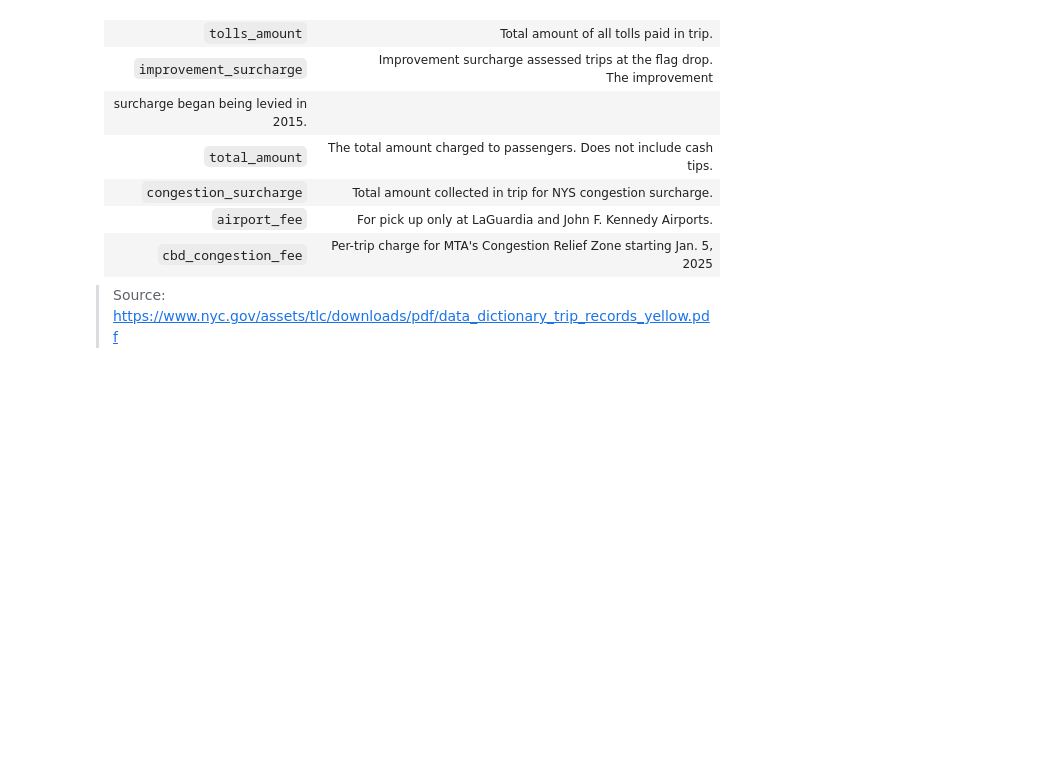
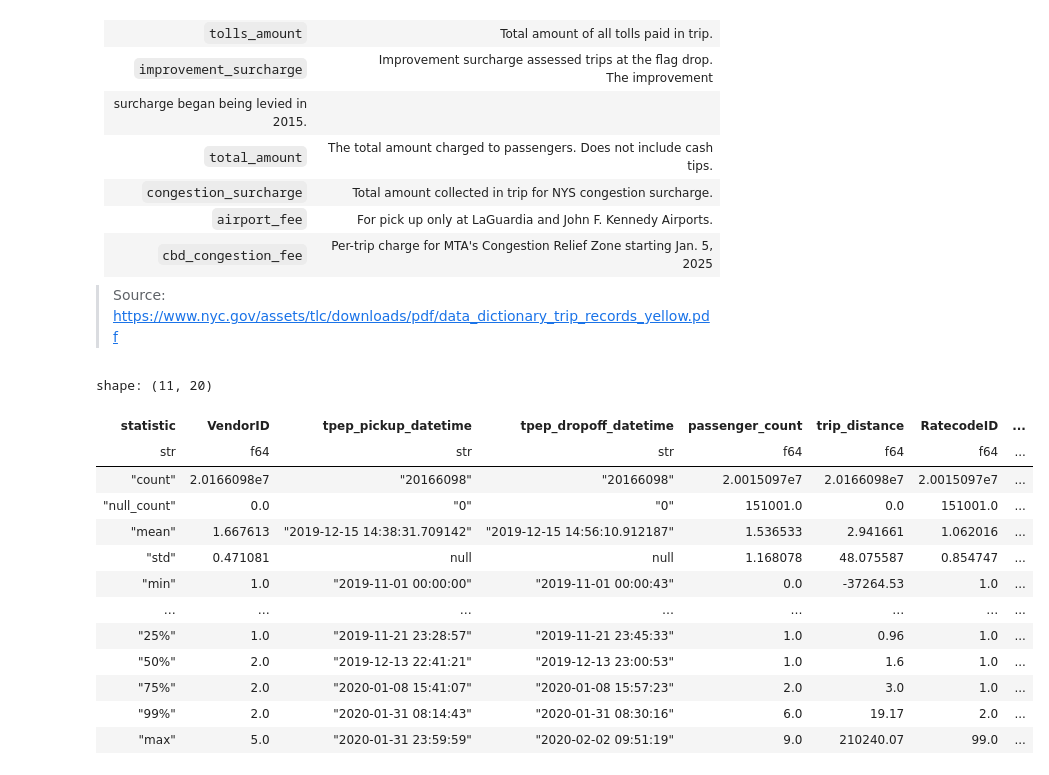
Before and after one commit to mircohoehne/e2e-taxi-ride-duration-prediction, a Jupyter notebook: notebooks/01_baseline.ipynb, the cells around one changed output. Cells and saved outputs as stored; diff of their text form; code cells hidden in the pictures; blank space fills up the shorter version.

```diff
--- a/notebooks/01_baseline.ipynb
+++ b/notebooks/01_baseline.ipynb
@@ -74,0 +151,19 @@ surcharge began being levied in 2015.|
+# %%
+lf_train.describe(
+    percentiles=[0.01, 0.25, 0.5, 0.75, 0.99],
+)
+# %% [output]
+shape: (11, 20)
+| statistic | VendorID | tpep_pickup_datetime | tpep_dropoff_datetime | passenger_count | trip_distance | RatecodeID | ... |
+| str | f64 | str | str | f64 | f64 | f64 | ... |
+| "count" | 2.0166098e7 | "20166098" | "20166098" | 2.0015097e7 | 2.0166098e7 | 2.0015097e7 | ... |
+| "null_count" | 0.0 | "0" | "0" | 151001.0 | 0.0 | 151001.0 | ... |
+| "mean" | 1.667613 | "2019-12-15 14:38:31.709142" | "2019-12-15 14:56:10.912187" | 1.536533 | 2.941661 | 1.062016 | ... |
+| "std" | 0.471081 | null | null | 1.168078 | 48.075587 | 0.854747 | ... |
+| "min" | 1.0 | "2019-11-01 00:00:00" | "2019-11-01 00:00:43" | 0.0 | -37264.53 | 1.0 | ... |
+| … | … | … | … | … | … | … | ... |
+| "25%" | 1.0 | "2019-11-21 23:28:57" | "2019-11-21 23:45:33" | 1.0 | 0.96 | 1.0 | ... |
+| "50%" | 2.0 | "2019-12-13 22:41:21" | "2019-12-13 23:00:53" | 1.0 | 1.6 | 1.0 | ... |
+| "75%" | 2.0 | "2020-01-08 15:41:07" | "2020-01-08 15:57:23" | 2.0 | 3.0 | 1.0 | ... |
+| "99%" | 2.0 | "2020-01-31 08:14:43" | "2020-01-31 08:30:16" | 6.0 | 19.17 | 2.0 | ... |
+| "max" | 5.0 | "2020-01-31 23:59:59" | "2020-02-02 09:51:19" | 9.0 | 210240.07 | 99.0 | ... |
```
Also changed, not shown: parts of 19 cells of this notebook, 2 other files.
